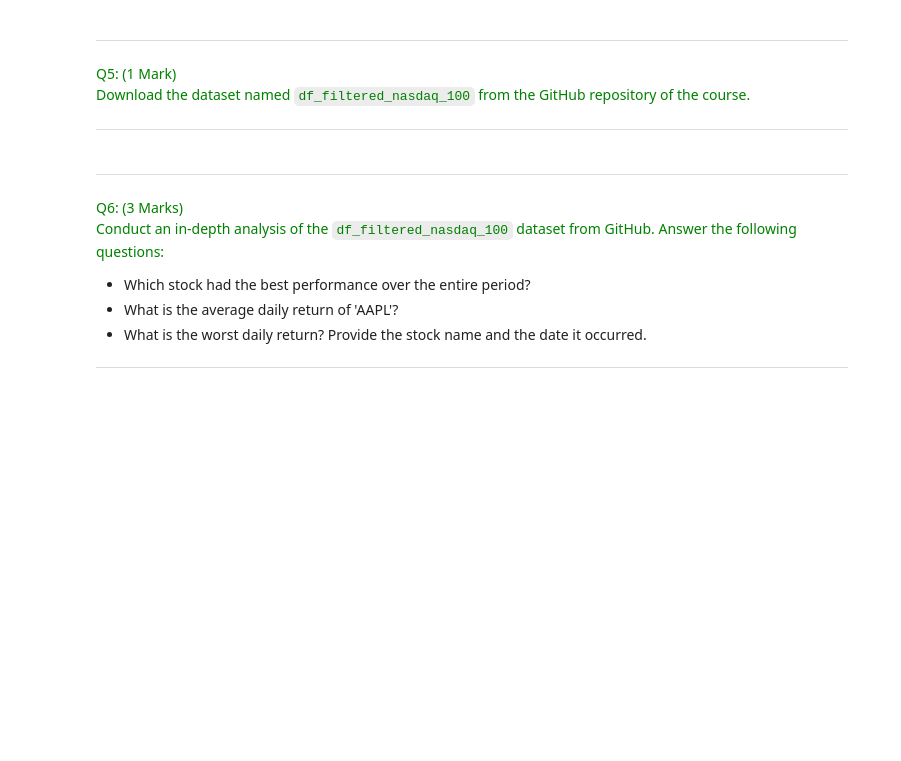
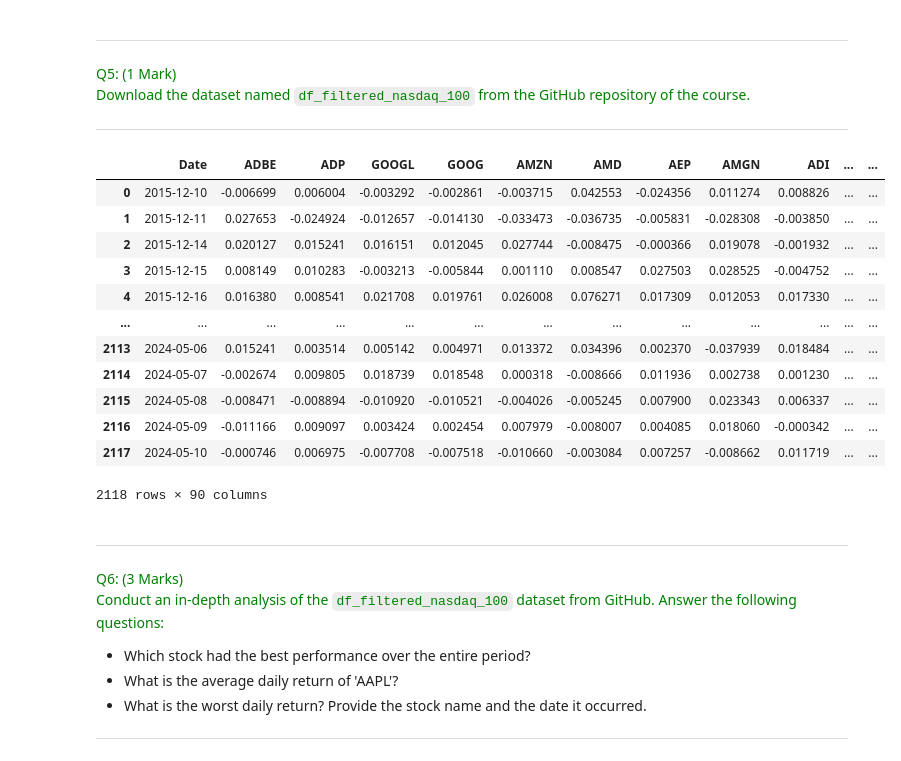
Before and after one commit to Rosie0104/Machine-Learning-and-Finance, a Jupyter notebook: Coursework/CourseWork.ipynb, the cells around one changed output. Cells and saved outputs as stored; diff of their text form; code cells hidden in the pictures; blank space fills up the shorter version.

```diff
--- a/Coursework/CourseWork.ipynb
+++ b/Coursework/CourseWork.ipynb
@@ -229,3 +267,19 @@ Download the dataset named `df_filtered_nasdaq_100` from the GitHub repository o
+# %%
+df = pd.read_csv('df_filtered_nasdaq_100.csv')
+# %% [output]
+|  | Date | ADBE | ADP | GOOGL | GOOG | AMZN | AMD | AEP | AMGN | ADI | ... | ... |
+| 0 | 2015-12-10 | -0.006699 | 0.006004 | -0.003292 | -0.002861 | -0.003715 | 0.042553 | -0.024356 | 0.011274 | 0.008826 | ... | ... |
+| 1 | 2015-12-11 | 0.027653 | -0.024924 | -0.012657 | -0.014130 | -0.033473 | -0.036735 | -0.005831 | -0.028308 | -0.003850 | ... | ... |
+| 2 | 2015-12-14 | 0.020127 | 0.015241 | 0.016151 | 0.012045 | 0.027744 | -0.008475 | -0.000366 | 0.019078 | -0.001932 | ... | ... |
+| 3 | 2015-12-15 | 0.008149 | 0.010283 | -0.003213 | -0.005844 | 0.001110 | 0.008547 | 0.027503 | 0.028525 | -0.004752 | ... | ... |
+| 4 | 2015-12-16 | 0.016380 | 0.008541 | 0.021708 | 0.019761 | 0.026008 | 0.076271 | 0.017309 | 0.012053 | 0.017330 | ... | ... |
+| ... | ... | ... | ... | ... | ... | ... | ... | ... | ... | ... | ... | ... |
+| 2113 | 2024-05-06 | 0.015241 | 0.003514 | 0.005142 | 0.004971 | 0.013372 | 0.034396 | 0.002370 | -0.037939 | 0.018484 | ... | ... |
+| 2114 | 2024-05-07 | -0.002674 | 0.009805 | 0.018739 | 0.018548 | 0.000318 | -0.008666 | 0.011936 | 0.002738 | 0.001230 | ... | ... |
+| 2115 | 2024-05-08 | -0.008471 | -0.008894 | -0.010920 | -0.010521 | -0.004026 | -0.005245 | 0.007900 | 0.023343 | 0.006337 | ... | ... |
+| 2116 | 2024-05-09 | -0.011166 | 0.009097 | 0.003424 | 0.002454 | 0.007979 | -0.008007 | 0.004085 | 0.018060 | -0.000342 | ... | ... |
+| 2117 | 2024-05-10 | -0.000746 | 0.006975 | -0.007708 | -0.007518 | -0.010660 | -0.003084 | 0.007257 | -0.008662 | 0.011719 | ... | ... |
+2118 rows × 90 columns
 # %% [markdown]
 ---
 <font color=green>Q6: (3 Marks) </font>
```
Also changed, not shown: parts of 14 cells of this notebook.
